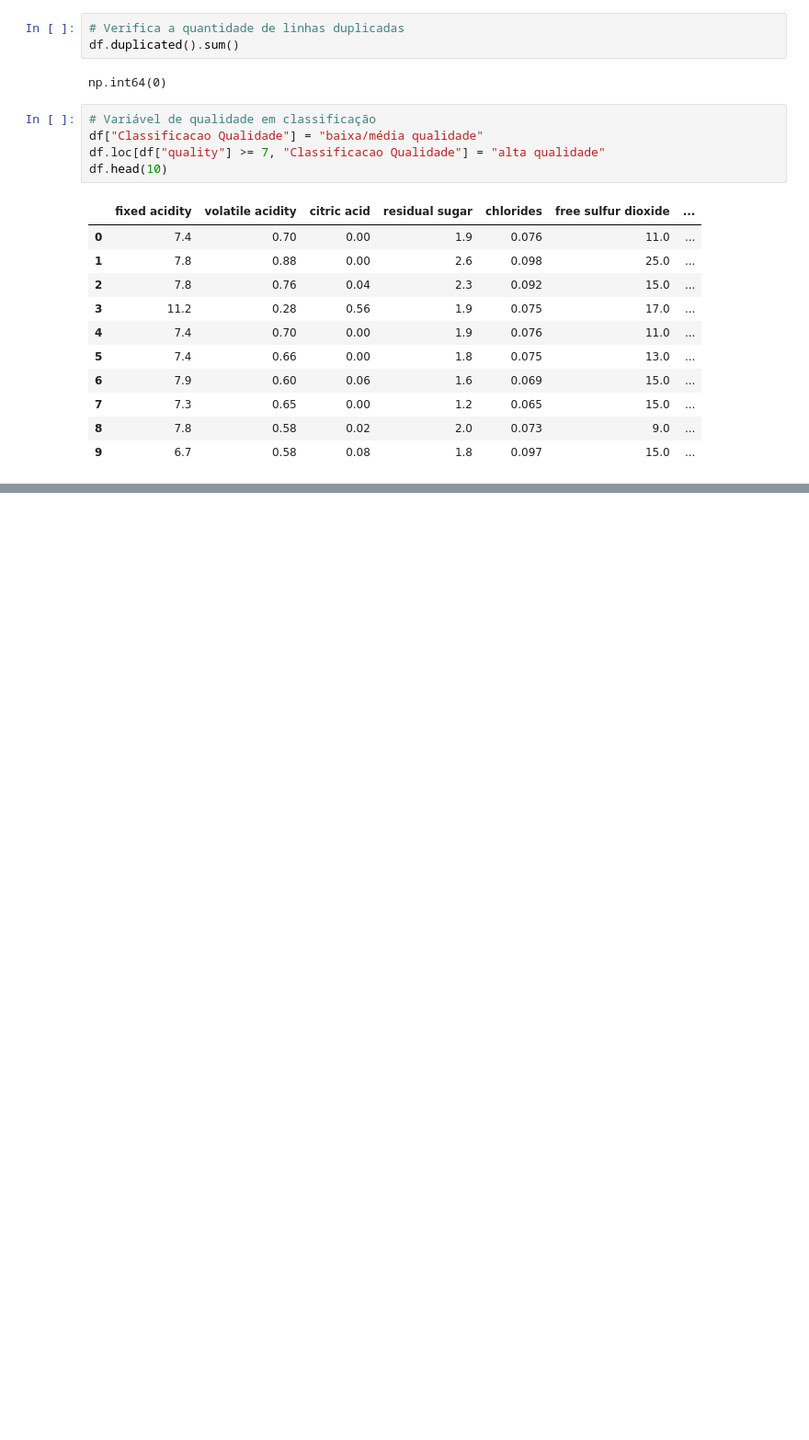
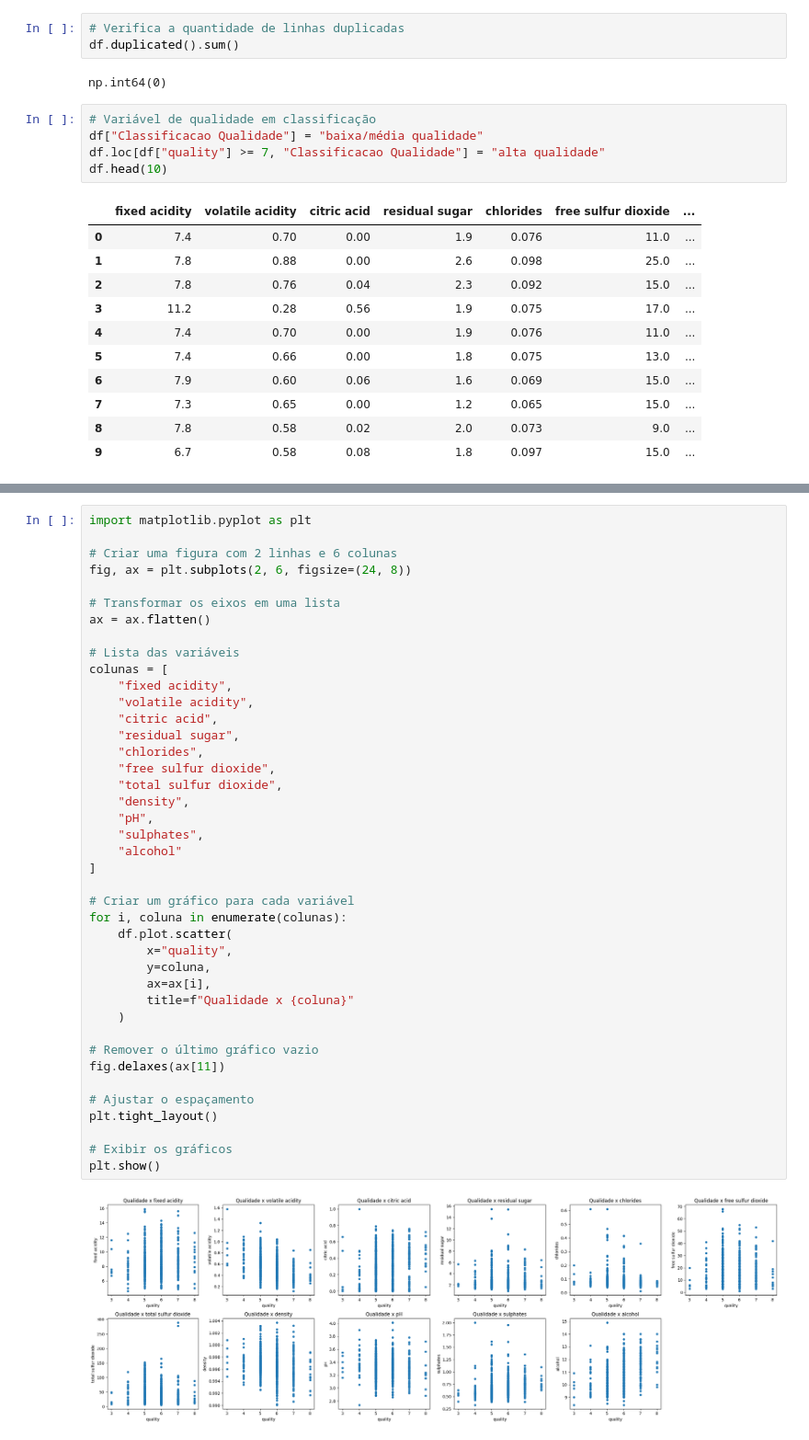
Before and after one commit to camilaalmeiida/wine-quality-classification, a Jupyter notebook: notebooks/wine_quality_analysis.ipynb, the cells around one changed output, grey strips where cells are left out. Shown at 92% size. Saved outputs shown, nothing was run; the diff lists cells and outputs as text; blank space fills up the shorter version.

```diff
--- a/notebooks/wine_quality_analysis.ipynb
+++ b/notebooks/wine_quality_analysis.ipynb
@@ -242,0 +265,43 @@ fig.show()
+# %%
+import matplotlib.pyplot as plt
+
+# Criar uma figura com 2 linhas e 6 colunas
+fig, ax = plt.subplots(2, 6, figsize=(24, 8))
+
+# Transformar os eixos em uma lista
+ax = ax.flatten()
+
+# Lista das variáveis
+colunas = [
+    "fixed acidity",
+    "volatile acidity",
+    "citric acid",
+    "residual sugar",
+    "chlorides",
+    "free sulfur dioxide",
+    "total sulfur dioxide",
+    "density",
+    "pH",
+    "sulphates",
+    "alcohol"
+]
+
+# Criar um gráfico para cada variável
+for i, coluna in enumerate(colunas):
+    df.plot.scatter(
+        x="quality",
+        y=coluna,
+        ax=ax[i],
+        title=f"Qualidade x {coluna}"
+    )
+
+# Remover o último gráfico vazio
+fig.delaxes(ax[11])
+
+# Ajustar o espaçamento
+plt.tight_layout()
+
+# Exibir os gráficos
+plt.show()
+# %% [output]
+[figure, added]
```
Also changed, not shown: parts of 2 cells of this notebook.
